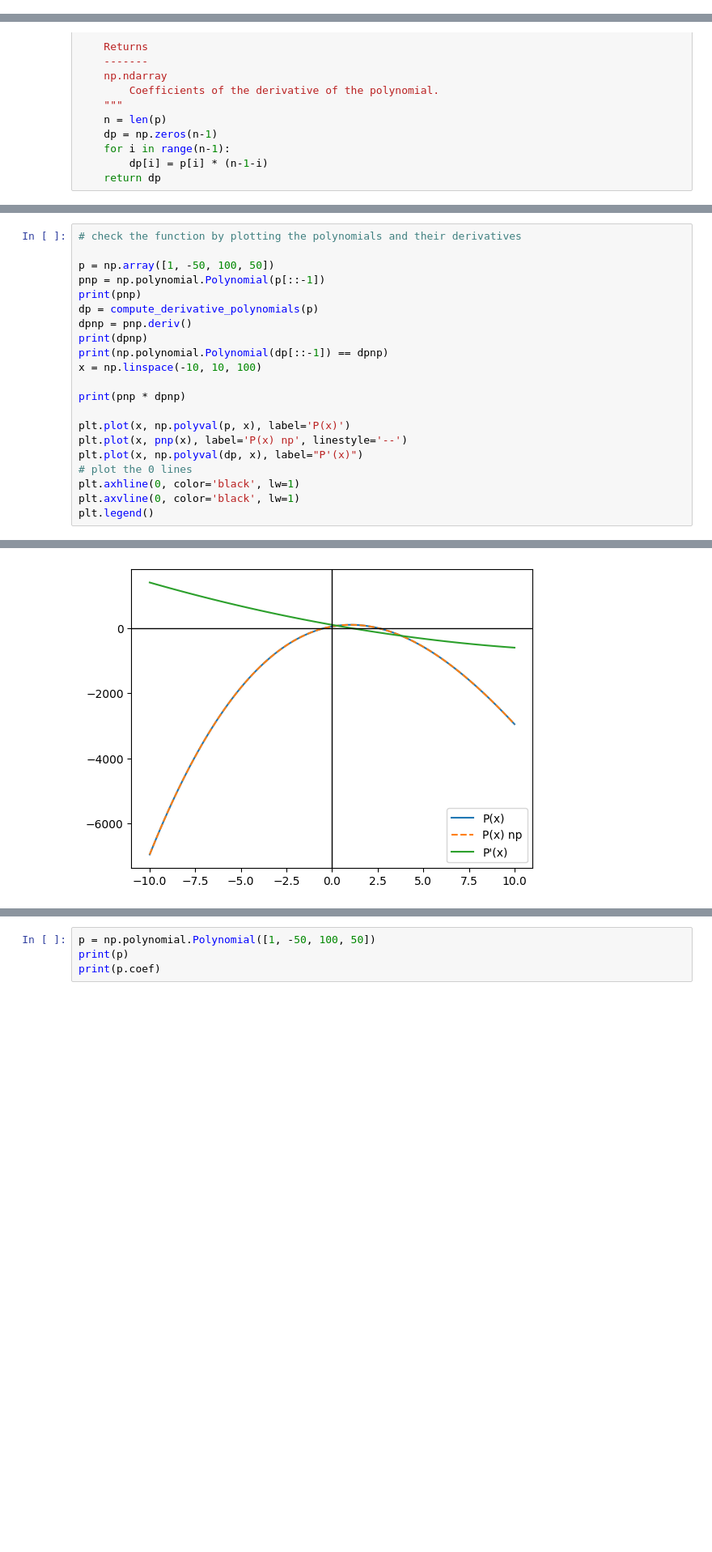
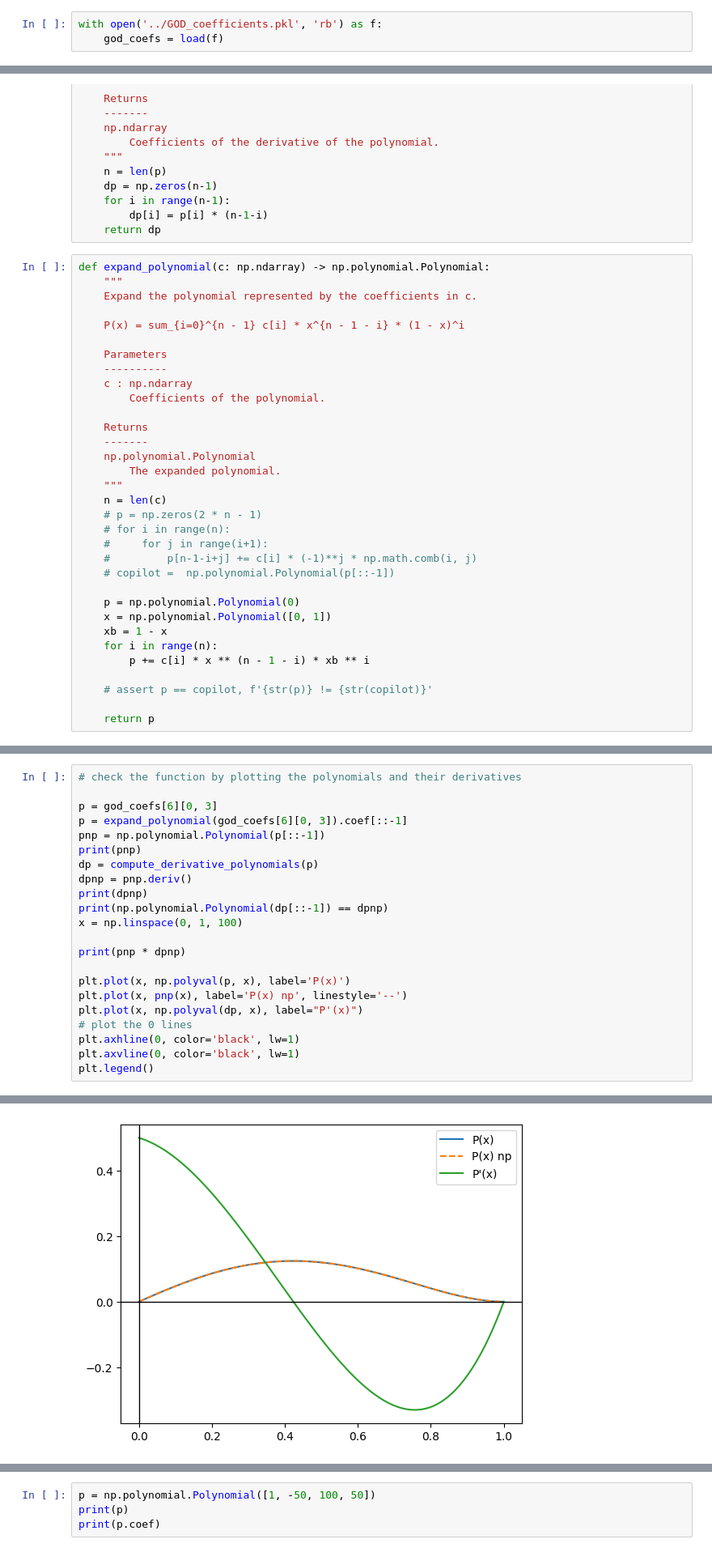
Before and after one commit to Thomick/Ordinal-data-clustering, a Jupyter notebook: notebooks/log_concavity_proof.ipynb, the cells around one changed output, grey strips where cells are left out. Shown at 81% size. Drawn from its saved outputs; the diff is of its cells as text; blank space fills up the shorter version.

Commit message:
Add the compuattions and storage of coefficients

```diff
--- a/notebooks/log_concavity_proof.ipynb
+++ b/notebooks/log_concavity_proof.ipynb
@@ -16,3 +20,6 @@ from src.compute_u import compute_u as compute_polynomials_god
+# %%
+with open('../GOD_coefficients.pkl', 'rb') as f:
+    god_coefs = load(f)
 # %%
 def compute_derivative_polynomials(p: np.ndarray) -> np.ndarray:
     """
@@ -35,3 +42,36 @@ def compute_derivative_polynomials(p: np.ndarray) -> np.ndarray:
     for i in range(n-1):
         dp[i] = p[i] * (n-1-i)
     return dp
+# %%
+def expand_polynomial(c: np.ndarray) -> np.polynomial.Polynomial:
+    """
+    Expand the polynomial represented by the coefficients in c.
+
+    P(x) = sum_{i=0}^{n - 1} c[i] * x^{n - 1 - i} * (1 - x)^i
+
+    Parameters
+    ----------
+    c : np.ndarray
+        Coefficients of the polynomial.
+
+    Returns
+    -------
+    np.polynomial.Polynomial
+        The expanded polynomial.
+    """
+    n = len(c)
+    # p = np.zeros(2 * n - 1)
+    # for i in range(n):
+    #     for j in range(i+1):
+    #         p[n-1-i+j] += c[i] * (-1)**j * np.math.comb(i, j)
+    # copilot =  np.polynomial.Polynomial(p[::-1])
+
+    p = np.polynomial.Polynomial(0)
+    x = np.polynomial.Polynomial([0, 1])
+    xb = 1 - x
+    for i in range(n):
+        p += c[i] * x ** (n - 1 - i) * xb ** i
+
+    # assert p == copilot, f'{str(p)} != {str(copilot)}'
+
+    return p
@@ -38,14 +126,15 @@ def compute_derivative_polynomials(p: np.ndarray) -> np.ndarray:
 # %%
 # check the function by plotting the polynomials and their derivatives
 
-p = np.array([1, -50, 100, 50])
+p = god_coefs[6][0, 3]
+p = expand_polynomial(god_coefs[6][0, 3]).coef[::-1]
 pnp = np.polynomial.Polynomial(p[::-1])
 print(pnp)
 dp = compute_derivative_polynomials(p)
 dpnp = pnp.deriv()
 print(dpnp)
 print(np.polynomial.Polynomial(dp[::-1]) == dpnp)
-x = np.linspace(-10, 10, 100)
+x = np.linspace(0, 1, 100)
 
 print(pnp * dpnp)
 
@@ -64,2 +154,2 @@ True
 <matplotlib.legend.Legend at 0x...>
-[figure, old version]
+[figure, new version]
```
Also changed, not shown: parts of 20 cells of this notebook, 3 other files.
